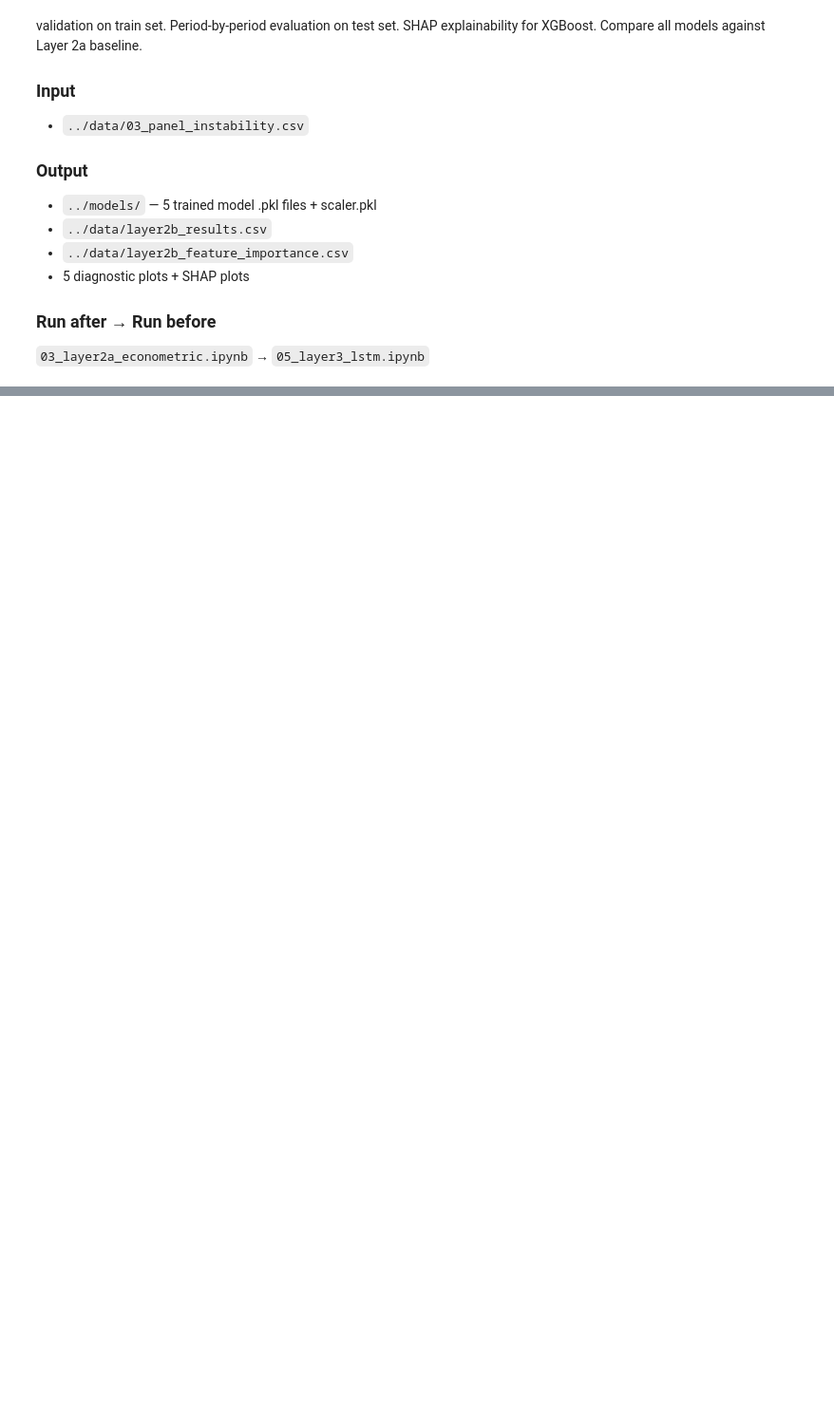
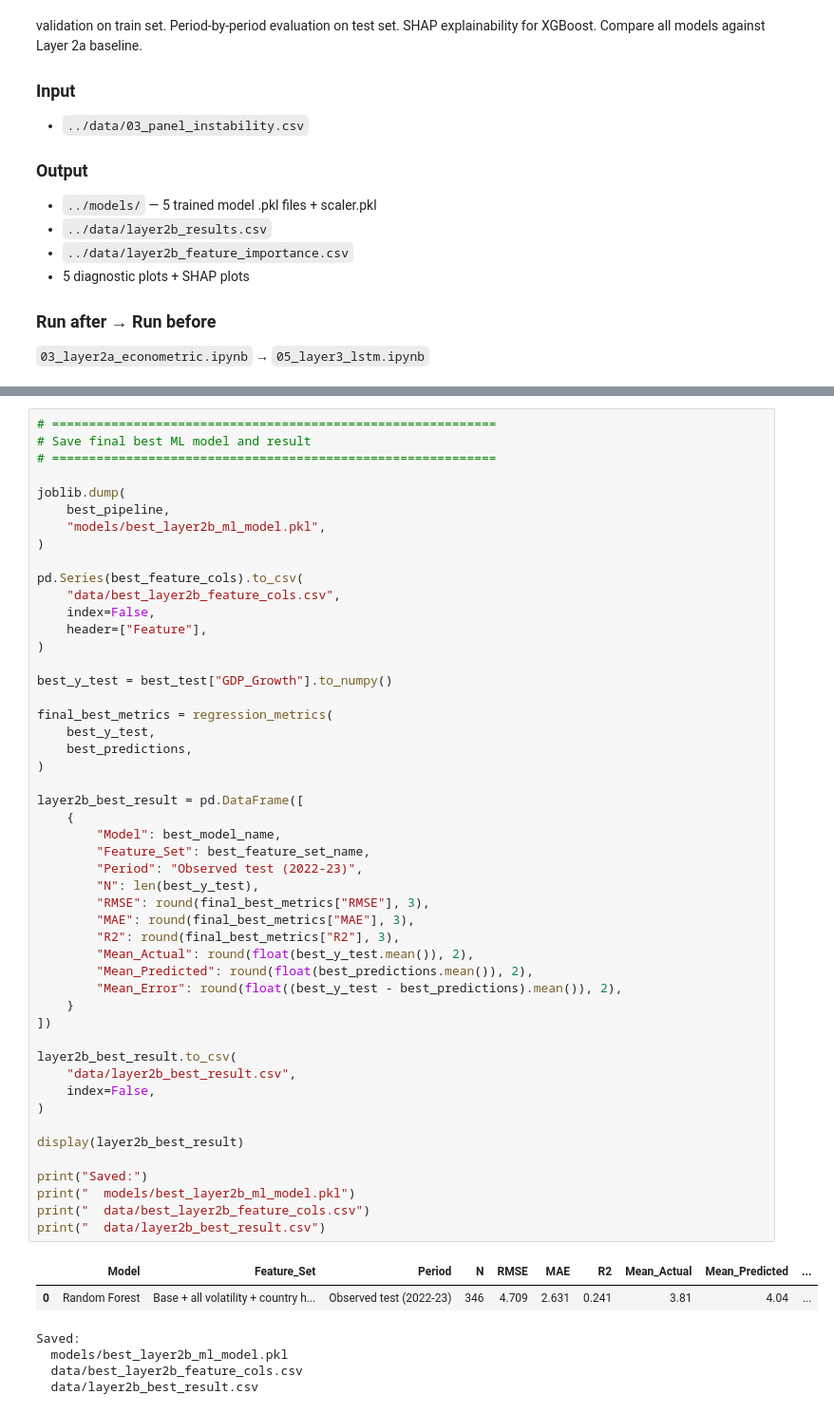
Before and after one commit to debottamc2002/Final_Project, a Jupyter notebook: major_project/04_layer2b_ml_models.ipynb, the cells around one changed output, grey strips where cells are left out. Shown at 95% size. Drawn from its saved outputs; the diff is of its cells as text; blank space fills up the shorter version.

```diff
--- a/major_project/04_layer2b_ml_models.ipynb
+++ b/major_project/04_layer2b_ml_models.ipynb
@@ -376,0 +469,56 @@ display(
+# %%
+# ============================================================
+# Save final best ML model and result
+# ============================================================
+
+joblib.dump(
+    best_pipeline,
+    "models/best_layer2b_ml_model.pkl",
+)
+
+pd.Series(best_feature_cols).to_csv(
+    "data/best_layer2b_feature_cols.csv",
+    index=False,
+    header=["Feature"],
+)
+
+best_y_test = best_test["GDP_Growth"].to_numpy()
+
+final_best_metrics = regression_metrics(
+    best_y_test,
+    best_predictions,
+)
+
+layer2b_best_result = pd.DataFrame([
+    {
+        "Model": best_model_name,
+        "Feature_Set": best_feature_set_name,
+        "Period": "Observed test (2022-23)",
+        "N": len(best_y_test),
+        "RMSE": round(final_best_metrics["RMSE"], 3),
+        "MAE": round(final_best_metrics["MAE"], 3),
+        "R2": round(final_best_metrics["R2"], 3),
+        "Mean_Actual": round(float(best_y_test.mean()), 2),
+        "Mean_Predicted": round(float(best_predictions.mean()), 2),
+        "Mean_Error": round(float((best_y_test - best_predictions).mean()), 2),
+    }
+])
+
+layer2b_best_result.to_csv(
+    "data/layer2b_best_result.csv",
+    index=False,
+)
+
+display(layer2b_best_result)
+
+print("Saved:")
+print("  models/best_layer2b_ml_model.pkl")
+print("  data/best_layer2b_feature_cols.csv")
+print("  data/layer2b_best_result.csv")
+# %% [output]
+|  | Model | Feature_Set | Period | N | RMSE | MAE | R2 | Mean_Actual | Mean_Predicted | ... |
+| 0 | Random Forest | Base + all volatility + country h... | Observed test (2022-23) | 346 | 4.709 | 2.631 | 0.241 | 3.81 | 4.04 | ... |
+Saved:
+  models/best_layer2b_ml_model.pkl
+  data/best_layer2b_feature_cols.csv
+  data/layer2b_best_result.csv
```
Also changed, not shown: parts of 22 cells of this notebook, 7 other files.
